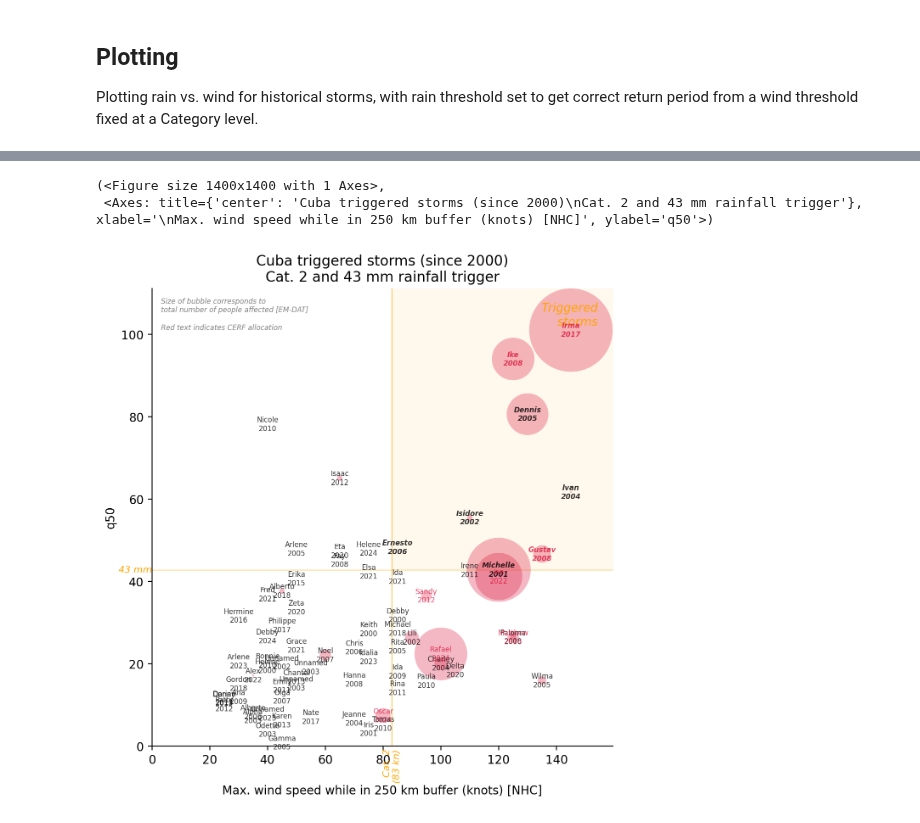
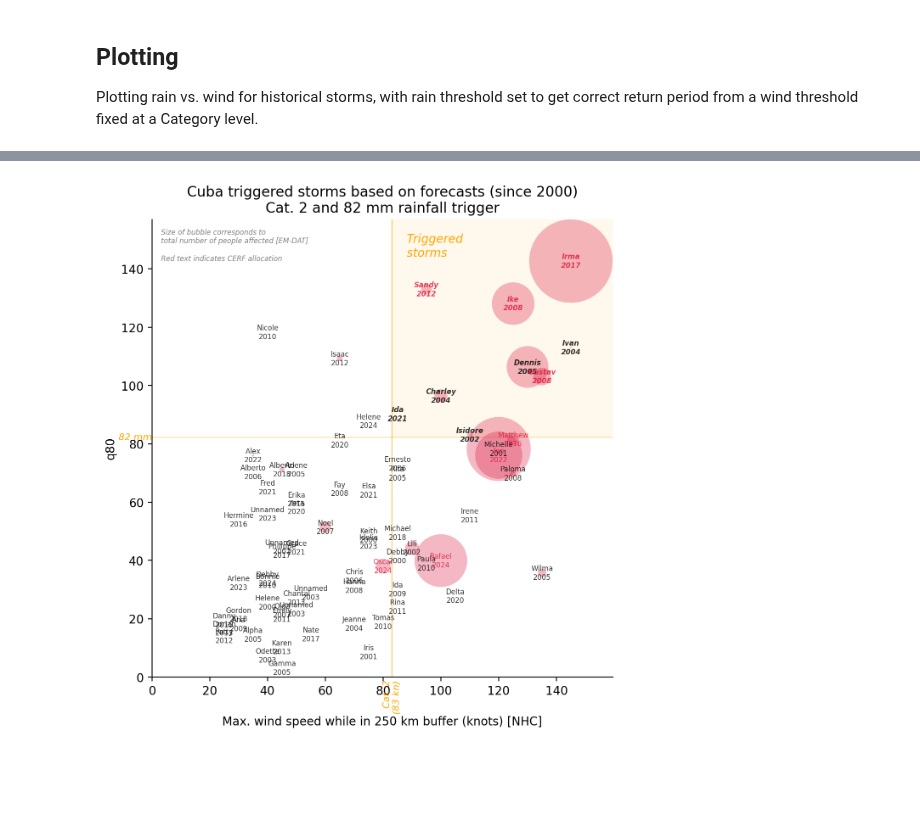
Before and after one commit to OCHA-DAP/ds-aa-cub-hurricanes, a Jupyter notebook: exploration/hist_monitor_plotting.ipynb, the cells around one changed output, grey strips where cells are left out. Drawn from its saved outputs; the diff is of its cells as text; code cells hidden in the pictures; blank space fills up the shorter version.

```diff
--- a/exploration/hist_monitor_plotting.ipynb
+++ b/exploration/hist_monitor_plotting.ipynb
@@ -129,17 +147,3 @@ df_stats
 71 rows × 18 columns
 # %% [markdown]
 ## Comparing options
-# %%
-def knots2cat(knots):
-    category = 0
-    if knots >= 137:
-        category = 5
-    elif knots >= 113:
-        category = 4
-    elif knots >= 96:
-        category = 3
-    elif knots >= 83:
-        category = 2
-    elif knots >= 64:
-        category = 1
-    return category
@@ -167,3 +180,5 @@ Amount in US$                        0.714876
 cat                                  0.475866
 cerf_num                             0.380501
 Name: Total Affected, dtype: float64
+# %%
+df_stats["Total Affected sq"] = df_stats["Total Affected"] ** 2
@@ -194,7 +228,7 @@ Plot above compares relative severity of different rainfall aggregations for eac
 cat2knots = {5: 137, 4: 113, 3: 96, 2: 83, 1: 64}
 # %%
 # iterate over categories to get the appropriate rainfall threshold for each one
-rain_col = "q50"
+rain_col = "q80"
 
 rain_threshs = {}
 for cat in [1, 2, 3, 4]:
@@ -316,18 +350,24 @@ def plot_threshs(rain_thresh, wind_cat_thresh, rain_col):
         color="grey",
     )
     ax.annotate(
-        "\nTriggered    \nstorms    ",
-        (xmax, ymax),
-        ha="right",
+        "\n    Triggered    \n    storms    ",
+        (wind_thresh, ymax),
+        ha="left",
         va="top",
         color=trig_color,
         fontstyle="italic",
     )
 
-    ax.set_ylabel(rain_col)
+    if rain_col == "q50":
+        ylabel = (
+            "Two-day rainfall, median over whole country (mm) [CHIRPS-GEFS]"
+        )
+    else:
+        ylabel = rain_col
+    ax.set_ylabel(ylabel)
     ax.set_xlabel("\nMax. wind speed while in 250 km buffer (knots) [NHC]")
     ax.set_title(
-        "Cuba triggered storms (since 2000)\n"
+        "Cuba triggered storms based on forecasts (since 2000)\n"
         f"Cat. {cat} and {rain_thresh:.0f} mm rainfall trigger"
     )
 
@@ -347,10 +387,8 @@ plot_threshs(rain_threshs[cat], cat, rain_col)
 # %%
 cat = 2
-plot_threshs(rain_threshs[cat], cat, rain_col)
+fig, ax = plot_threshs(rain_threshs[cat], cat, rain_col)
 # %% [output]
-(<Figure size 1400x1400 with 1 Axes>,
- <Axes: title={'center': 'Cuba triggered storms (since 2000)\nCat. 2 and 43 mm rainfall trigger'}, xlabel='\nMax. wind speed while in 250 km buffer (knots) [NHC]', ylabel='q50'>)
-[figure, old version]
+[figure, new version]
 # %%
 cat = 3
 plot_threshs(rain_threshs[cat], cat, rain_col)
```
Also changed, not shown: parts of 15 cells of this notebook, 13 other files.
